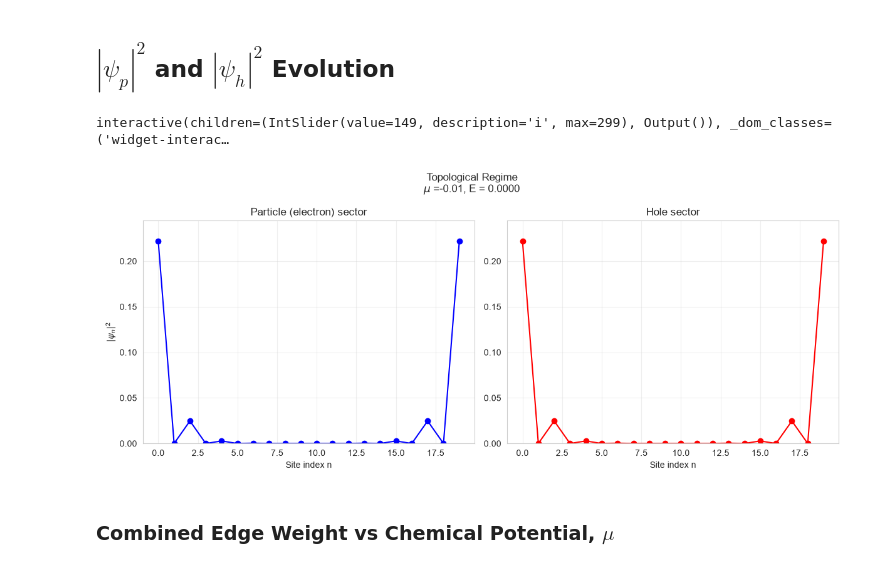
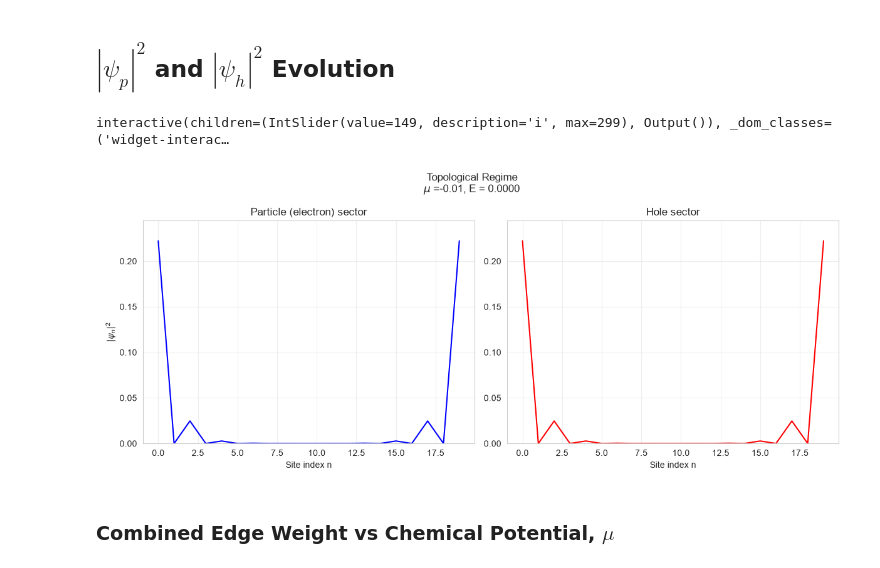
Before and after one commit to k-mcneillie/pinn-1d-kitaev-chain, a Jupyter notebook: notebooks/1d-kitaev-analytical.ipynb, the cells around one changed output. Cells and saved outputs as stored; diff of their text form; code cells hidden in the pictures.

Commit message:
refactor: converted plots to seaborn

```diff
--- a/notebooks/1d-kitaev-analytical.ipynb
+++ b/notebooks/1d-kitaev-analytical.ipynb
@@ -213,36 +213,36 @@ ax_p, ax_h = axes
 def plot_probability_densities(i: int):
 
     ax_p.cla()
     ax_h.cla()
 
-    ax_p.plot(sites, particle_prob[i], marker='o', color='blue')
+    sns.lineplot(x=sites, y=particle_prob[i], linestyle='-', color='blue',ax=ax_p)
     ax_p.set_title('Particle (electron) sector')
-    ax_h.plot(sites, hole_prob[i], marker='o', color='red')
+    sns.lineplot(x=sites, y=hole_prob[i], linestyle='-', color='red', ax = ax_h)
     ax_h.set_title('Hole sector')
 
     ymax = max(particle_prob.max(), hole_prob.max()) * 1.1
     for ax in (ax_p, ax_h):
         ax.set_xlabel('Site index n')
         ax.set_ylim(0, ymax)
         ax.grid(alpha=0.3)
 
     ax_p.set_ylabel(r'$|\psi_n|^2$')
 
     fig.suptitle(r'$\mu$ =' + f'{mu_array[i]:.2f}, E = {E[i]:.4f}')
     if abs(mu_array[i]) < 2 * t:
         fig.suptitle("Topological Regime\n"+r'$\mu$ =' + f'{mu_array[i]:.2f}, E = {E[i]:.4f}')
     else:
         fig.suptitle("Trivial Regime\n"+r'$\mu$ =' + f'{mu_array[i]:.2f}, E = {E[i]:.4f}')
     fig.tight_layout()
     fig.canvas.draw_idle()
 
 interact(
     plot_probability_densities,
     i=IntSlider(min=0, max=len(mu_array)-1, step=1, value=149, description='i'),
 );
 # %% [output]
 interactive(children=(IntSlider(value=149, description='i', max=299), Output()), _dom_classes=('widget-interac…
-[figure, old version]
+[figure, new version]
 # %% [markdown]
 ### Combined Edge Weight vs Chemical Potential, $\mu$
 # %%
```
Also changed, not shown: parts of 3 cells of this notebook.
